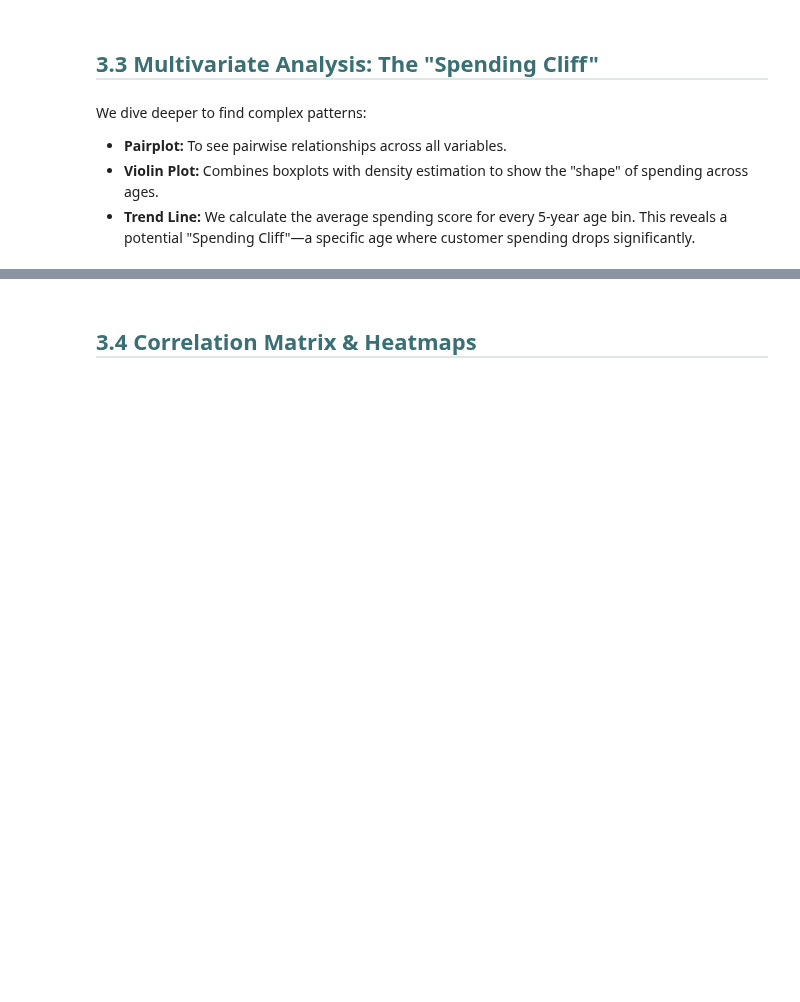
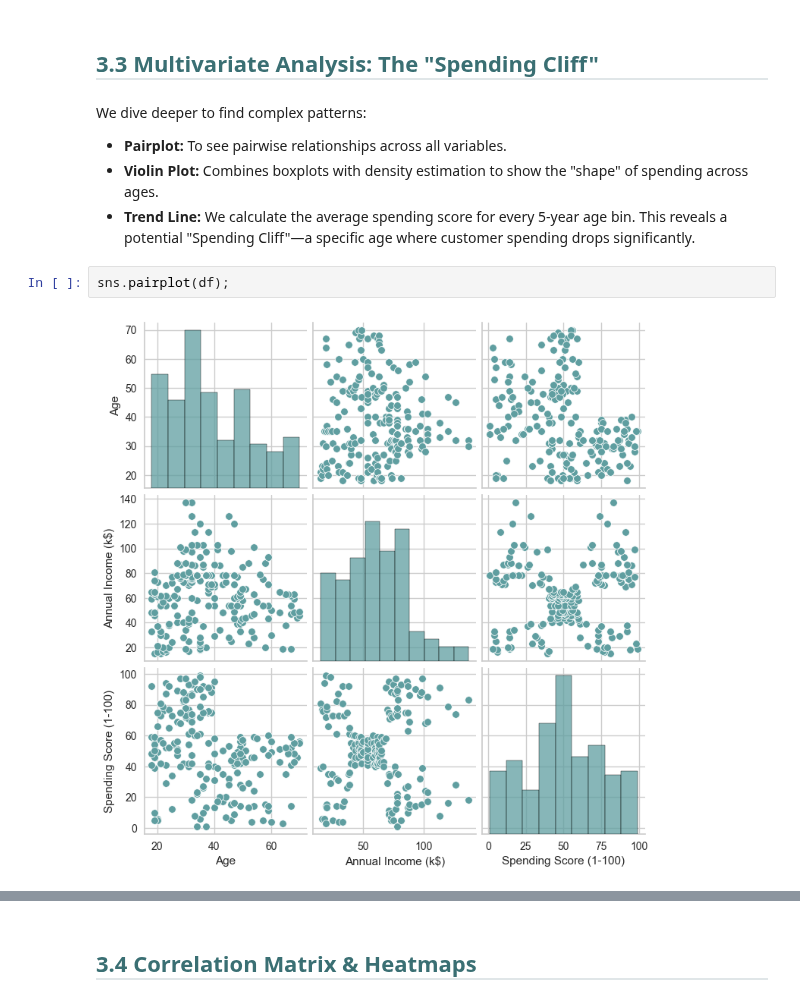
Before and after one commit to montypie/DS_Projects, a Jupyter notebook: 3_ClassifCluster/customer_segmentation_oef.ipynb, the cells around one changed output, grey strips where cells are left out. Cells and saved outputs as stored; diff of their text form; blank space fills up the shorter version.

```diff
--- a/3_ClassifCluster/customer_segmentation_oef.ipynb
+++ b/3_ClassifCluster/customer_segmentation_oef.ipynb
@@ -212,3 +297,7 @@ We dive deeper to find complex patterns:
 * **Pairplot:** To see pairwise relationships across all variables.
 * **Violin Plot:** Combines boxplots with density estimation to show the "shape" of spending across ages.
 * **Trend Line:** We calculate the average spending score for every 5-year age bin. This reveals a potential "Spending Cliff"—a specific age where customer spending drops significantly.
+# %%
+sns.pairplot(df);
+# %% [output]
+[figure, added]
```
Also changed, not shown: parts of 12 cells of this notebook.
